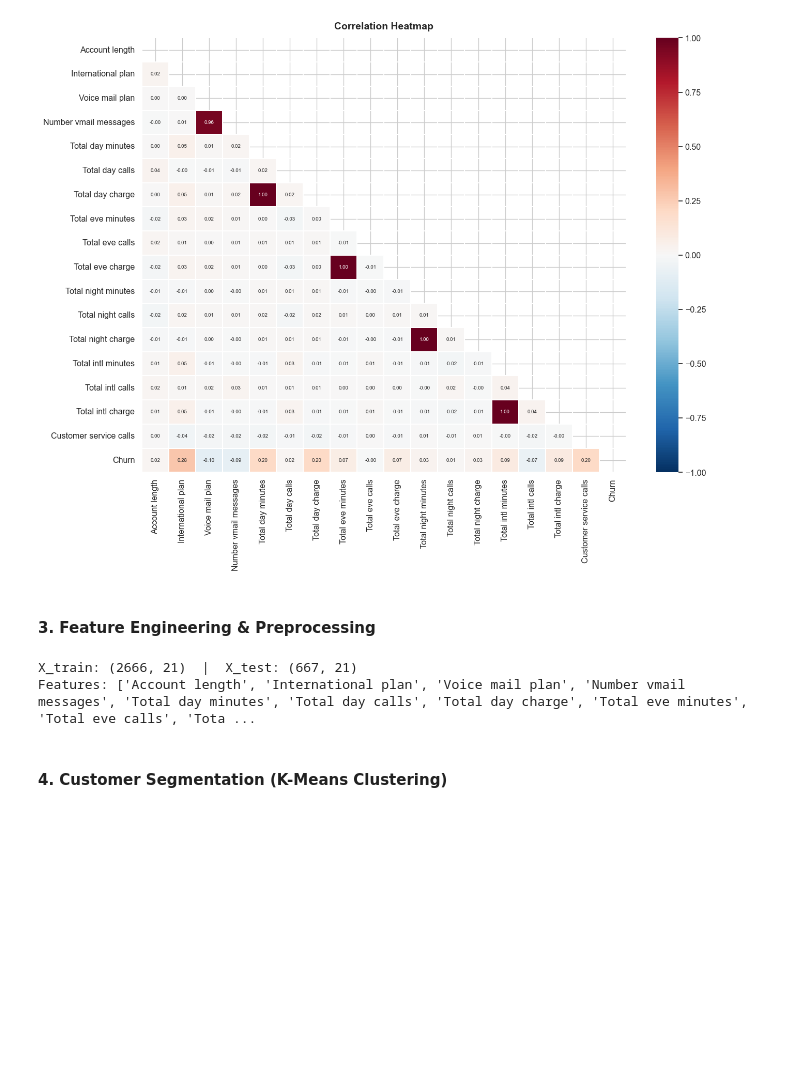
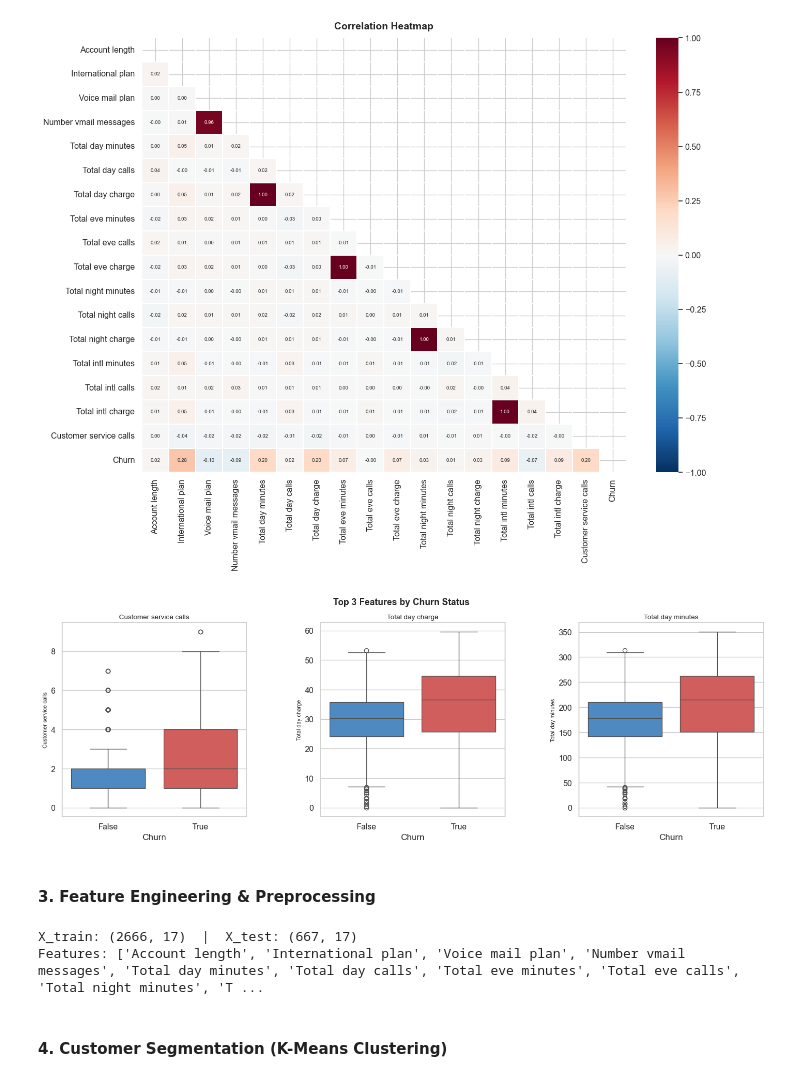
Before and after one commit to SewminiKaveesha/Customer-churn-prediction, a Jupyter notebook: Notebooks/00_Full Workflow.ipynb, the cells around one changed output. Drawn from its saved outputs; the diff is of its cells as text; code cells hidden in the pictures; blank space fills up the shorter version.

```diff
--- a/Notebooks/00_Full Workflow.ipynb
+++ b/Notebooks/00_Full Workflow.ipynb
@@ -228,16 +228,44 @@ plt.tight_layout()
 plt.show()
 # %% [output]
 [figure]
+# %%
+box_features = (corr['Churn']
+                .drop('Churn')
+                .abs()
+                .sort_values(ascending=False)
+                .drop('International plan', errors='ignore')
+                .head(3)
+                .index.tolist())
+
+fig, axes = plt.subplots(1, 3, figsize=(18, 5))
+fig.suptitle('Top 3 Features by Churn Status', fontsize=13, fontweight='bold')
+
+for ax, col in zip(axes.flatten(), box_features):
+    train['Churn_str'] = train['Churn'].astype(str)
+    sns.boxplot(data=train, x='Churn_str', y=col,
+                palette={'False': '#3B8BD4', 'True': '#E24B4A'}, ax=ax)
+    ax.set_title(col, fontsize=10)
+    ax.set_xlabel('Churn')
+    ax.set_ylabel(col, fontsize=8)
+
+plt.subplots_adjust(wspace=0.4, hspace=0.4)
+plt.show()
+
+train.drop(columns=['Churn_str'], inplace=True)
+# %% [output]
+[figure, added]
 # %% [markdown]
 #### 3. Feature Engineering & Preprocessing
 # %%
 def preprocess(df, le_dict=None, fit=True):
     """Encode, drop non-predictive columns, and engineer new features."""
     df = df.copy()
-    df.drop(columns=[c for c in ['State','Area code'] if c in df.columns], inplace=True)
+
+    df.drop(columns=[c for c in ['State', 'Area code'] if c in df.columns], inplace=True)
+
     df['Churn'] = df['Churn'].astype(int)
 
-    for col in ['International plan','Voice mail plan']:
+    for col in ['International plan', 'Voice mail plan']:
         if fit:
             le = LabelEncoder()
             df[col] = le.fit_transform(df[col])
@@ -245,13 +273,17 @@ def preprocess(df, le_dict=None, fit=True):
         else:
             df[col] = le_dict[col].transform(df[col])
 
-
-    df['Total minutes'] = df[['Total day minutes','Total eve minutes',
-                               'Total night minutes','Total intl minutes']].sum(axis=1)
-    df['Total charges'] = df[['Total day charge','Total eve charge',
-                               'Total night charge','Total intl charge']].sum(axis=1)
+    df['Total minutes'] = df[['Total day minutes', 'Total eve minutes',
+                               'Total night minutes', 'Total intl minutes']].sum(axis=1)
+    df['Total charges'] = df[['Total day charge', 'Total eve charge',
+                               'Total night charge', 'Total intl charge']].sum(axis=1)
     df['Day usage pct'] = df['Total day minutes'] / (df['Total minutes'] + 1e-9)
     df['CS call flag']  = (df['Customer service calls'] >= 4).astype(int)
+
+    charge_cols = ['Total day charge', 'Total eve charge',
+                   'Total night charge', 'Total intl charge']
+    df.drop(columns=[c for c in charge_cols if c in df.columns], inplace=True)
+
     return df
 
 le_dict  = {}
@@ -268,8 +300,8 @@ X_test_s  = scaler.transform(X_test)
 print(f"X_train: {X_train.shape}  |  X_test: {X_test.shape}")
 print(f"Features: {list(X_train.columns)}")
 # %% [output]
-X_train: (2666, 21)  |  X_test: (667, 21)
-Features: ['Account length', 'International plan', 'Voice mail plan', 'Number vmail messages', 'Total day minutes', 'Total day calls', 'Total day charge', 'Total eve minutes', 'Total eve calls', 'Tota ...
+X_train: (2666, 17)  |  X_test: (667, 17)
+Features: ['Account length', 'International plan', 'Voice mail plan', 'Number vmail messages', 'Total day minutes', 'Total day calls', 'Total eve minutes', 'Total eve calls', 'Total night minutes', 'T ...
 # %% [markdown]
 #### 4. Customer Segmentation (K-Means Clustering)
 # %%
```
Also changed, not shown: parts of 4 cells of this notebook, 3 other files.
